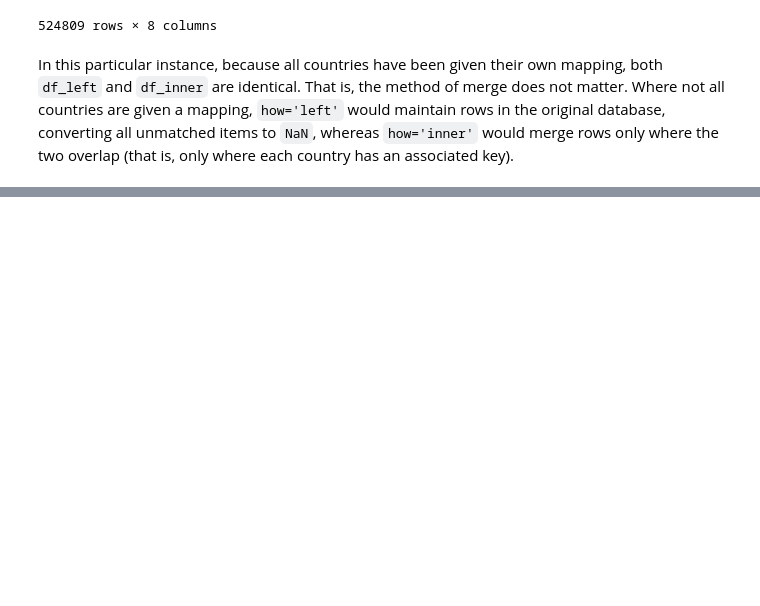
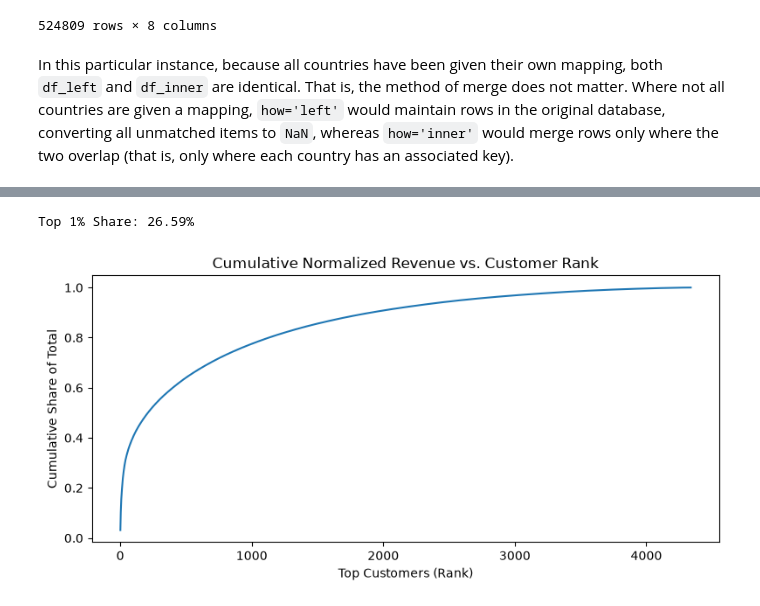
Before and after one commit to EECE-5644-Summer-B/MiniProject01, a Jupyter notebook: notebook.ipynb, the cells around one changed output, grey strips where cells are left out. Drawn from its saved outputs; the diff is of its cells as text; code cells hidden in the pictures; blank space fills up the shorter version.

```diff
--- a/notebook.ipynb
+++ b/notebook.ipynb
@@ -669,0 +818,3 @@ In this particular instance, because all countries have been given their own map
+# %%
+customers = df[~df["customer_id"].isnull()].groupby("customer_id")["revenue"].sum().sort_values(ascending=False)
+customers.head(10)
@@ -669,0 +834,18 @@ In this particular instance, because all countries have been given their own map
+# %%
+share = customers.iloc[:(len(customers)//100)].sum() / df["revenue"].sum()
+print(f"Top 1% Share: {100*share:0.2f}%")
+# %% [output]
+Top 1% Share: 26.59%
+# %%
+cum = np.cumsum(customers)
+cum_share = cum / cum.max()
+
+plt.figure(figsize=(8,4))
+plt.plot(np.arange(1, len(customers)+1), cum_share)
+plt.xlabel("Top Customers (Rank)")
+plt.ylabel("Cumulative Share of Total")
+plt.title("Cumulative Normalized Revenue vs. Customer Rank")
+plt.tight_layout()
+plt.show()
+# %% [output]
+[figure, added]
```
Also changed, not shown: parts of 19 cells of this notebook, 3 other files.
